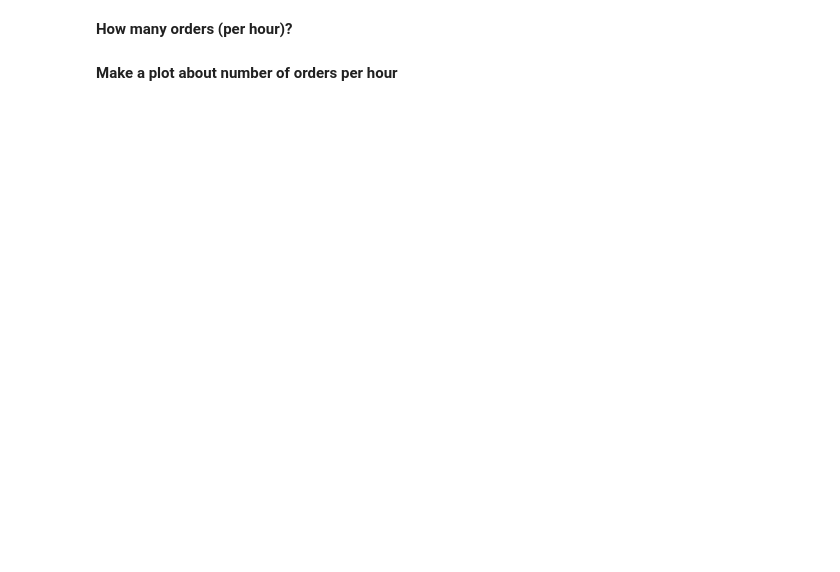
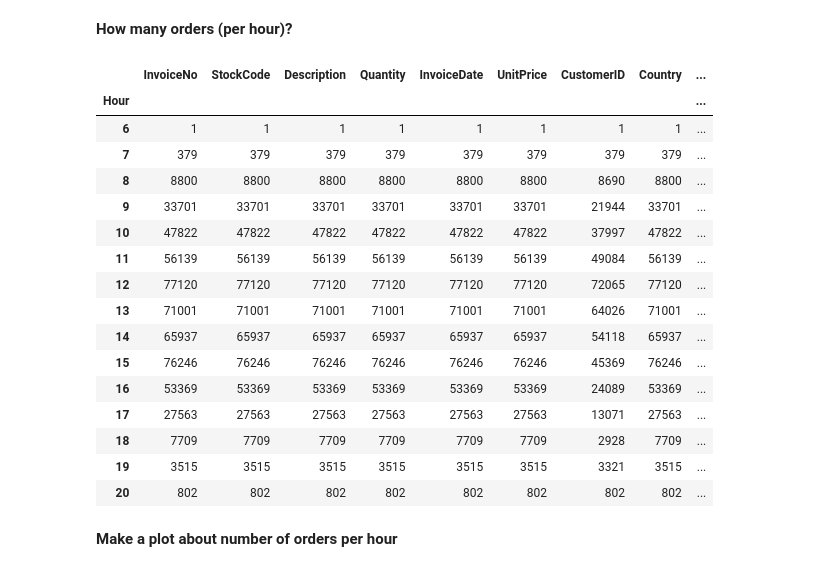
Before and after one commit to huynhducduy/DevC-Data-Sci, a Jupyter notebook: Assignments/3/Assignment_3_EDA.ipynb, the cells around one changed output. Cells and saved outputs as stored; diff of their text form; code cells hidden in the pictures; blank space fills up the shorter version.

```diff
--- a/Assignments/3/Assignment_3_EDA.ipynb
+++ b/Assignments/3/Assignment_3_EDA.ipynb
@@ -112,4 +222,6 @@ Few of useful data cleaning functions:
 # %% [markdown]
 **Exclude negative Quatity entries**
+# %%
+retail = retail[retail['Quantity'] > 0]
 # %% [markdown]
 **Exclude negative Price entries**
@@ -130,4 +259,26 @@ Few of useful data cleaning functions:
 # %% [markdown]
 **How many orders (per hour)?**
+# %%
+retail['Hour'] = retail['InvoiceDate'].dt.hour
+ordersPerHour = retail[~retail['IsCancellation']].groupby('Hour').count()
+ordersPerHour
+# %% [output]
+|  | InvoiceNo | StockCode | Description | Quantity | InvoiceDate | UnitPrice | CustomerID | Country | ... |
+| Hour |  |  |  |  |  |  |  |  | ... |
+| 6 | 1 | 1 | 1 | 1 | 1 | 1 | 1 | 1 | ... |
+| 7 | 379 | 379 | 379 | 379 | 379 | 379 | 379 | 379 | ... |
+| 8 | 8800 | 8800 | 8800 | 8800 | 8800 | 8800 | 8690 | 8800 | ... |
+| 9 | 33701 | 33701 | 33701 | 33701 | 33701 | 33701 | 21944 | 33701 | ... |
+| 10 | 47822 | 47822 | 47822 | 47822 | 47822 | 47822 | 37997 | 47822 | ... |
+| 11 | 56139 | 56139 | 56139 | 56139 | 56139 | 56139 | 49084 | 56139 | ... |
+| 12 | 77120 | 77120 | 77120 | 77120 | 77120 | 77120 | 72065 | 77120 | ... |
+| 13 | 71001 | 71001 | 71001 | 71001 | 71001 | 71001 | 64026 | 71001 | ... |
+| 14 | 65937 | 65937 | 65937 | 65937 | 65937 | 65937 | 54118 | 65937 | ... |
+| 15 | 76246 | 76246 | 76246 | 76246 | 76246 | 76246 | 45369 | 76246 | ... |
+| 16 | 53369 | 53369 | 53369 | 53369 | 53369 | 53369 | 24089 | 53369 | ... |
+| 17 | 27563 | 27563 | 27563 | 27563 | 27563 | 27563 | 13071 | 27563 | ... |
+| 18 | 7709 | 7709 | 7709 | 7709 | 7709 | 7709 | 2928 | 7709 | ... |
+| 19 | 3515 | 3515 | 3515 | 3515 | 3515 | 3515 | 3321 | 3515 | ... |
+| 20 | 802 | 802 | 802 | 802 | 802 | 802 | 802 | 802 | ... |
 # %% [markdown]
 **Make a plot about number of orders per hour**
```
Also changed, not shown: parts of 35 cells of this notebook, 2 other files.
